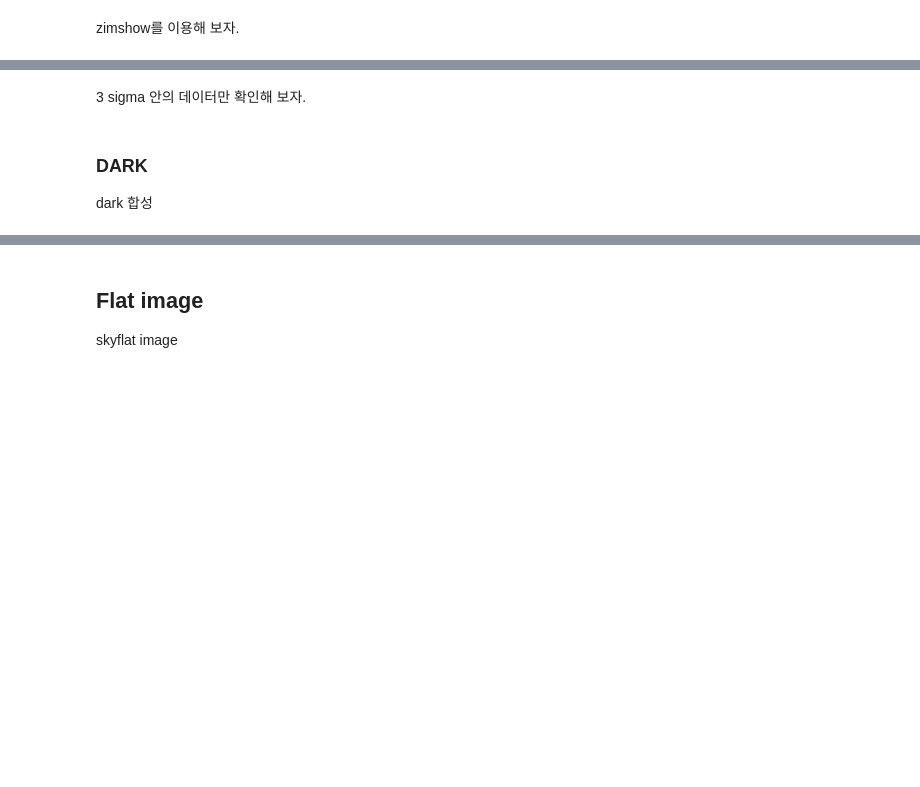
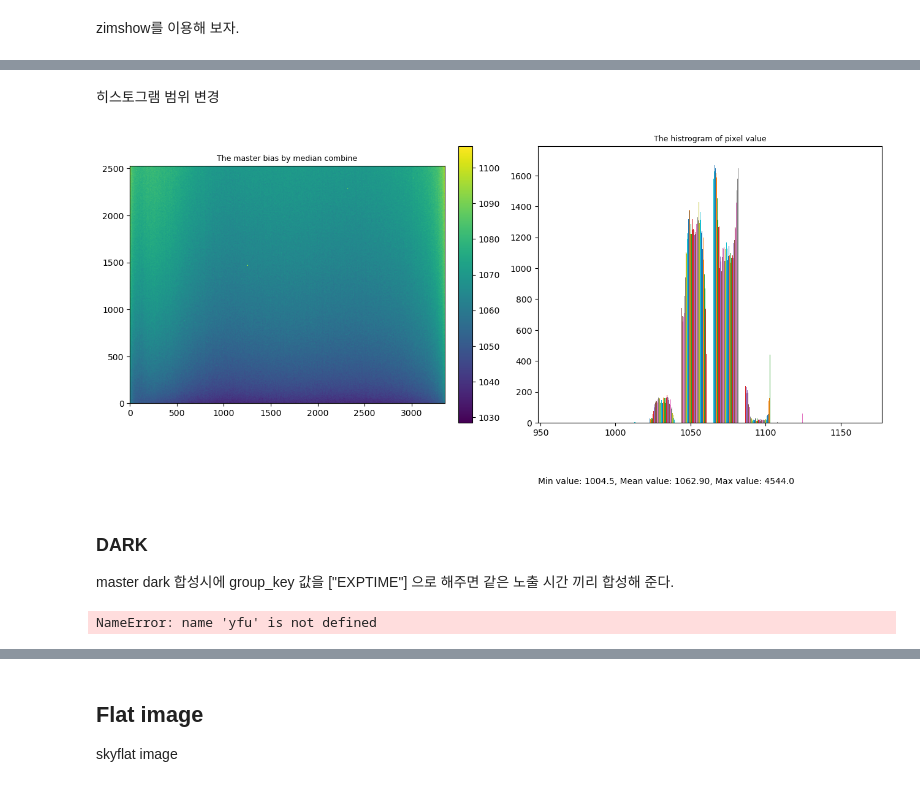
Before and after one commit to guitar79/astro_Python, a Jupyter notebook: 02_01_combine_master_files_in_samefolder.ipynb, the cells around one changed output, grey strips where cells are left out. Drawn from its saved outputs; the diff is of its cells as text; code cells hidden in the pictures; blank space fills up the shorter version.

```diff
--- a/02_01_combine_master_files_in_samefolder.ipynb
+++ b/02_01_combine_master_files_in_samefolder.ipynb
@@ -280,9 +265,38 @@ plt.tight_layout(pad=5.0)
-# %% [markdown]
-3 sigma 안의 데이터만 확인해 보자.
-# %% [markdown]
-### DARK
-
-dark 합성
+# %% [markdown]
+히스토그램 범위 변경
+# %%
+hdul = fits.open(MASTERDIR / "master_bias.fits")
+
+fig, axs = plt.subplots(1, 2, figsize=(13, 6),
+                        sharex=False, sharey=False, gridspec_kw=None)
+
+im1 = _astro_utilities.zimshow(axs[0],
+            hdul[0].data,
+            cmap='viridis',
+            origin='lower',)
+
+im2 = axs[1].hist(hdul[0].data,
+                  range=(hdul[0].data.mean()*.9, hdul[0].data.mean()*1.1),
+                  )
+
+axs[0].set_title(f'The master bias by median combine', fontsize=9)
+axs[1].set_title('The histrogram of pixel value', fontsize=9)
+
+plt.colorbar(im1, fraction=0.0455, pad=0.04)
+plt.annotate(f"Min value: {hdul[0].data.min()}, Mean value: {hdul[0].data.mean():.02f}, Max value: {hdul[0].data.max()}",
+             xy=(0, -100), xycoords='axes pixels')
+plt.tight_layout(pad=1.0)
+plt.show()
+# %% [output]
+[figure, added]
+# %% [markdown]
+### DARK
+
+master dark 합성시에 group_key 값을 ["EXPTIME"] 으로 해주면 같은 노출 시간 끼리 합성해 준다.
+# %%
+help(yfu.group_combine)
+# %% [output]
+NameError: name 'yfu' is not defined
 # %%
 #dark_fits = summary[summary["IMAGETYP"] == "DARK"]["file"]
 dark_fits = summary.loc[summary["IMAGETYP"] == "DARK"].copy()
```
Also changed, not shown: parts of 17 cells of this notebook, 15 other files.
